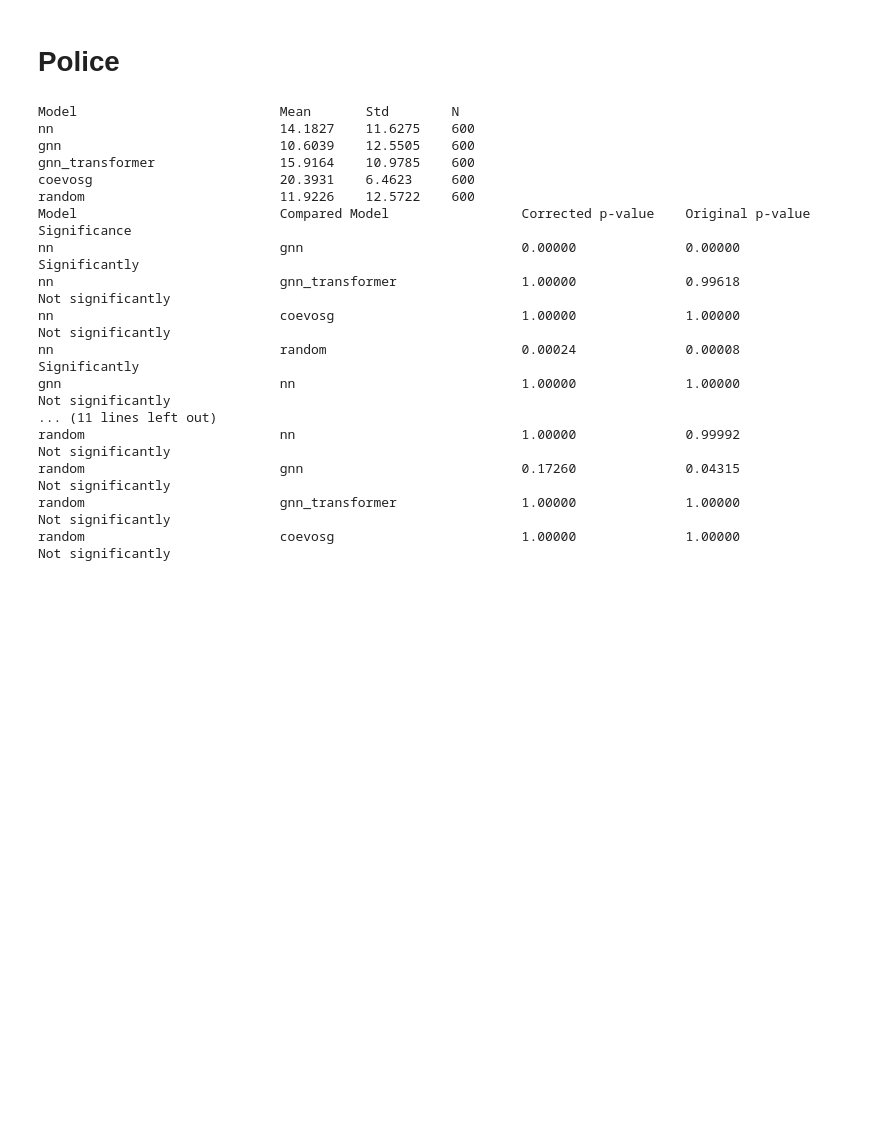
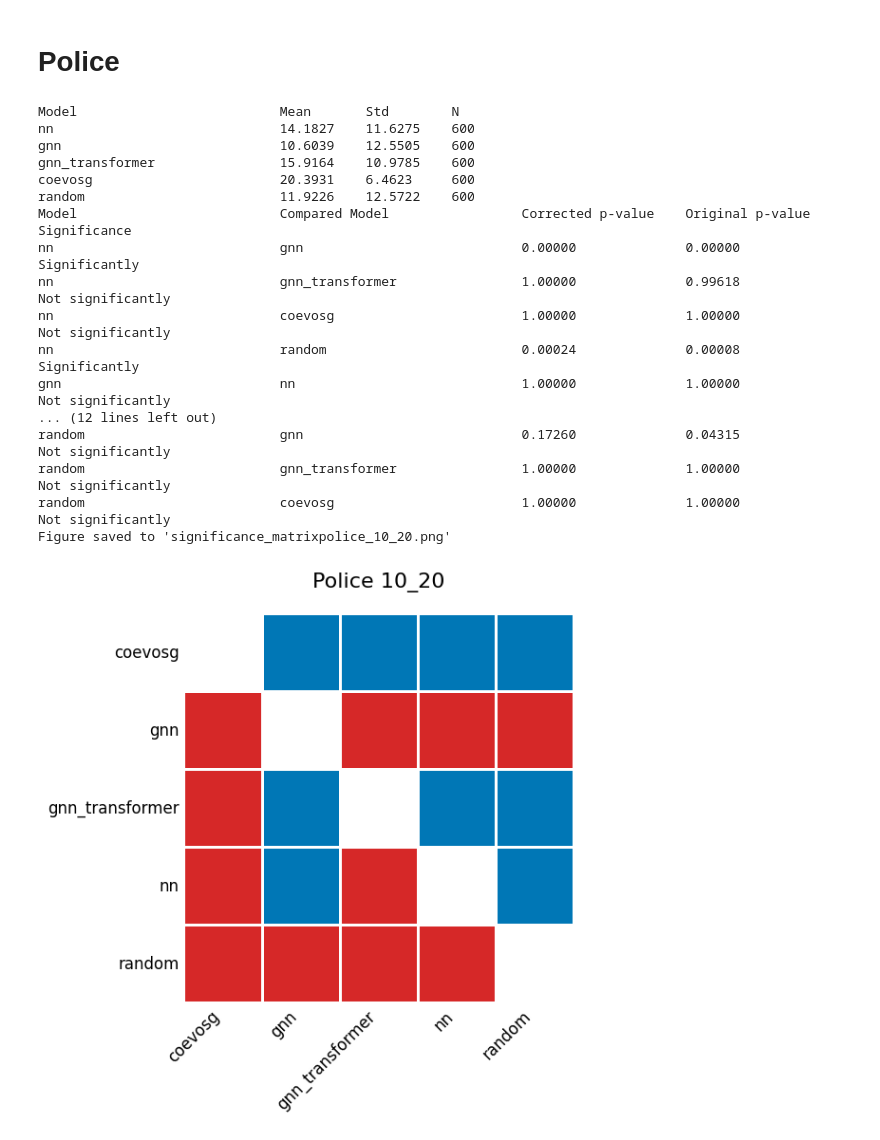
Before and after one commit to Simonexc/StackelbergGames, a Jupyter notebook: src/evaluate.ipynb, the cells around one changed output. Saved outputs shown, nothing was run; the diff lists cells and outputs as text; code cells hidden in the pictures; blank space fills up the shorter version.

```diff
--- a/src/evaluate.ipynb
+++ b/src/evaluate.ipynb
@@ -550,25 +550,32 @@ plt.show()
 [figure]
 # %% [markdown]
 # Police
+# %%
+values = []
+steps = []
 # %%
+steps.append("10_20")
 police_10 = read_data("stackelberg/test_police_10_20_41.yaml")
-_ = get_summarized_results_for_all_models(police_10, print_results=True)
-_ = compare_all_models(police_10, print_results=True)
+results = normalize(get_summarized_results_for_all_models(police_10, print_results=True), -22.4924, 22.4924)
+values.append(results)
+significance = compare_all_models(police_10, print_results=True)
+visualize_significance(significance, "Police 10_20")
 # %% [output]
 Model                          Mean       Std        N
 nn                             14.1827    11.6275    600
 gnn                            10.6039    12.5505    600
 gnn_transformer                15.9164    10.9785    600
 coevosg                        20.3931    6.4623     600
 random                         11.9226    12.5722    600
 Model                          Compared Model                 Corrected p-value    Original p-value     Significance
 nn                             gnn                            0.00000              0.00000              Significantly
 nn                             gnn_transformer                1.00000              0.99618              Not significantly
 nn                             coevosg                        1.00000              1.00000              Not significantly
 nn                             random                         0.00024              0.00008              Significantly
 gnn                            nn                             1.00000              1.00000              Not significantly
-... (11 lines left out)
-random                         nn                             1.00000              0.99992              Not significantly
+... (12 lines left out)
 random                         gnn                            0.17260              0.04315              Not significantly
 random                         gnn_transformer                1.00000              1.00000              Not significantly
 random                         coevosg                        1.00000              1.00000              Not significantly
+Figure saved to 'significance_matrixpolice_10_20.png'
+[figure, added]
```
Also changed, not shown: parts of 5 cells of this notebook.
